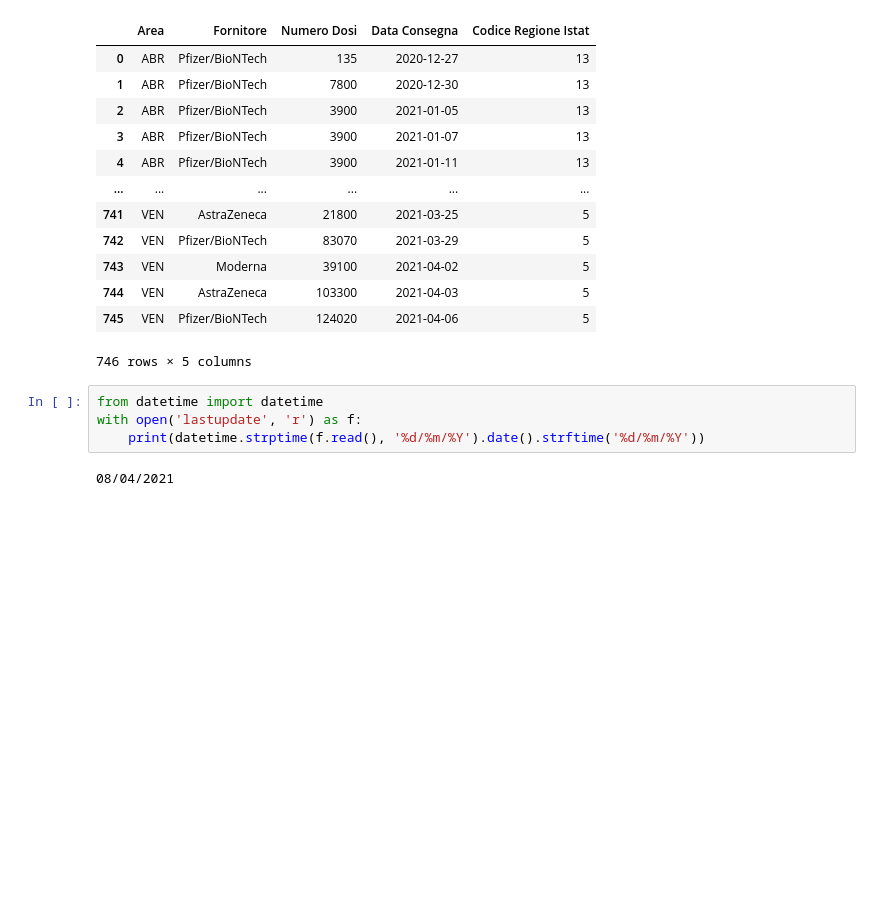
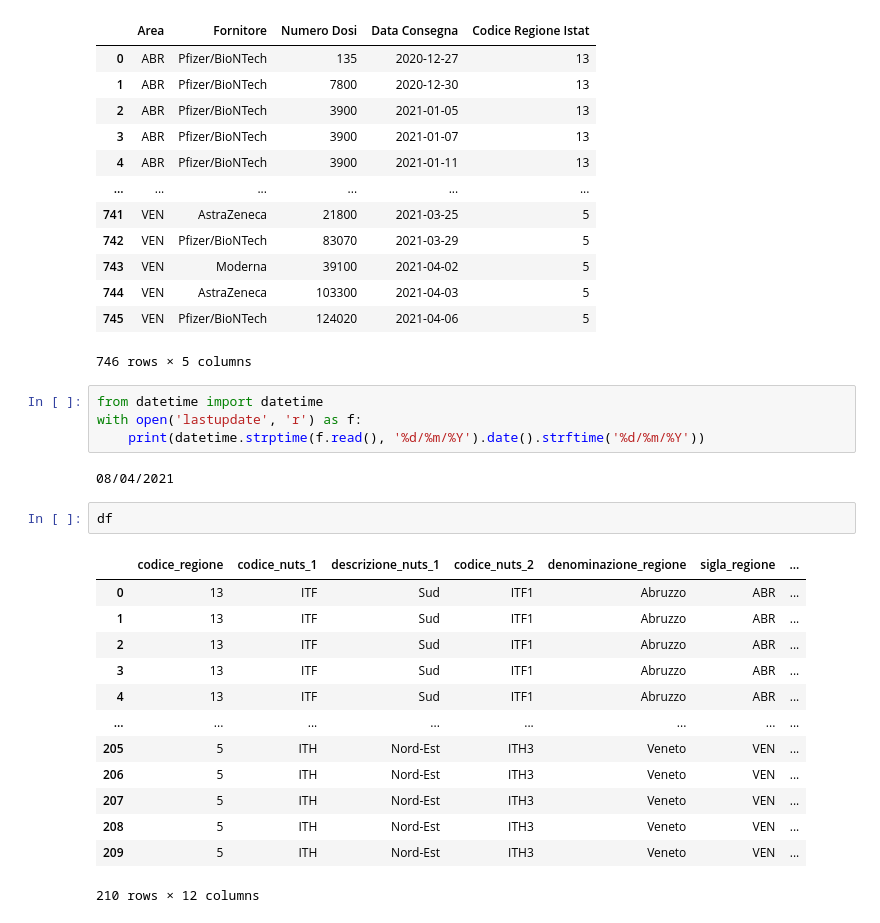
Before and after one commit to alessandrodemela/myCOVID19VaccineAnalysis, a Jupyter notebook: Playground.ipynb, the cells around one changed output. Saved outputs shown, nothing was run; the diff lists cells and outputs as text; blank space fills up the shorter version.

```diff
--- a/Playground.ipynb
+++ b/Playground.ipynb
@@ -180,3 +180,19 @@ with open('lastupdate', 'r') as f:
     print(datetime.strptime(f.read(), '%d/%m/%Y').date().strftime('%d/%m/%Y'))
 # %% [output]
 08/04/2021
+# %%
+df
+# %% [output]
+|  | codice_regione | codice_nuts_1 | descrizione_nuts_1 | codice_nuts_2 | denominazione_regione | sigla_regione | ... |
+| 0 | 13 | ITF | Sud | ITF1 | Abruzzo | ABR | ... |
+| 1 | 13 | ITF | Sud | ITF1 | Abruzzo | ABR | ... |
+| 2 | 13 | ITF | Sud | ITF1 | Abruzzo | ABR | ... |
+| 3 | 13 | ITF | Sud | ITF1 | Abruzzo | ABR | ... |
+| 4 | 13 | ITF | Sud | ITF1 | Abruzzo | ABR | ... |
+| ... | ... | ... | ... | ... | ... | ... | ... |
+| 205 | 5 | ITH | Nord-Est | ITH3 | Veneto | VEN | ... |
+| 206 | 5 | ITH | Nord-Est | ITH3 | Veneto | VEN | ... |
+| 207 | 5 | ITH | Nord-Est | ITH3 | Veneto | VEN | ... |
+| 208 | 5 | ITH | Nord-Est | ITH3 | Veneto | VEN | ... |
+| 209 | 5 | ITH | Nord-Est | ITH3 | Veneto | VEN | ... |
+210 rows × 12 columns
```
Also changed, not shown: parts of 14 cells of this notebook, 17 other files.
